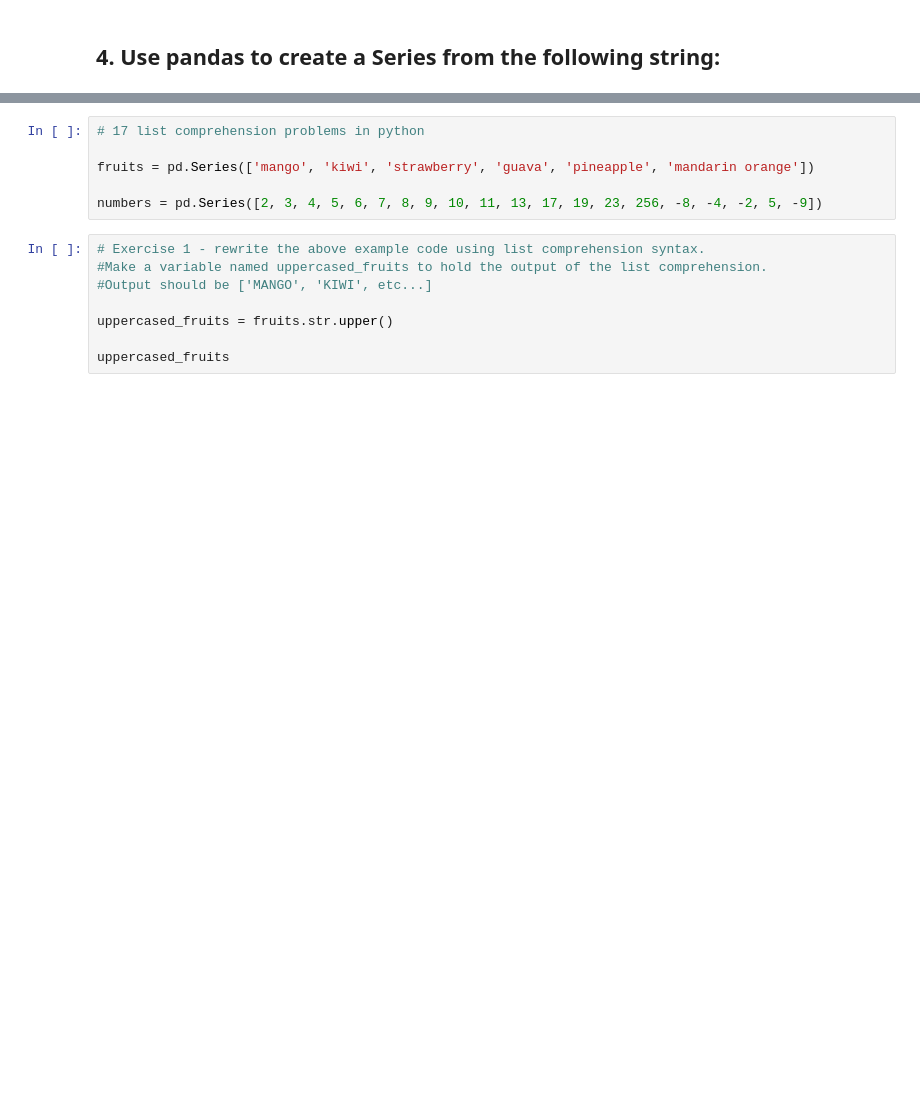
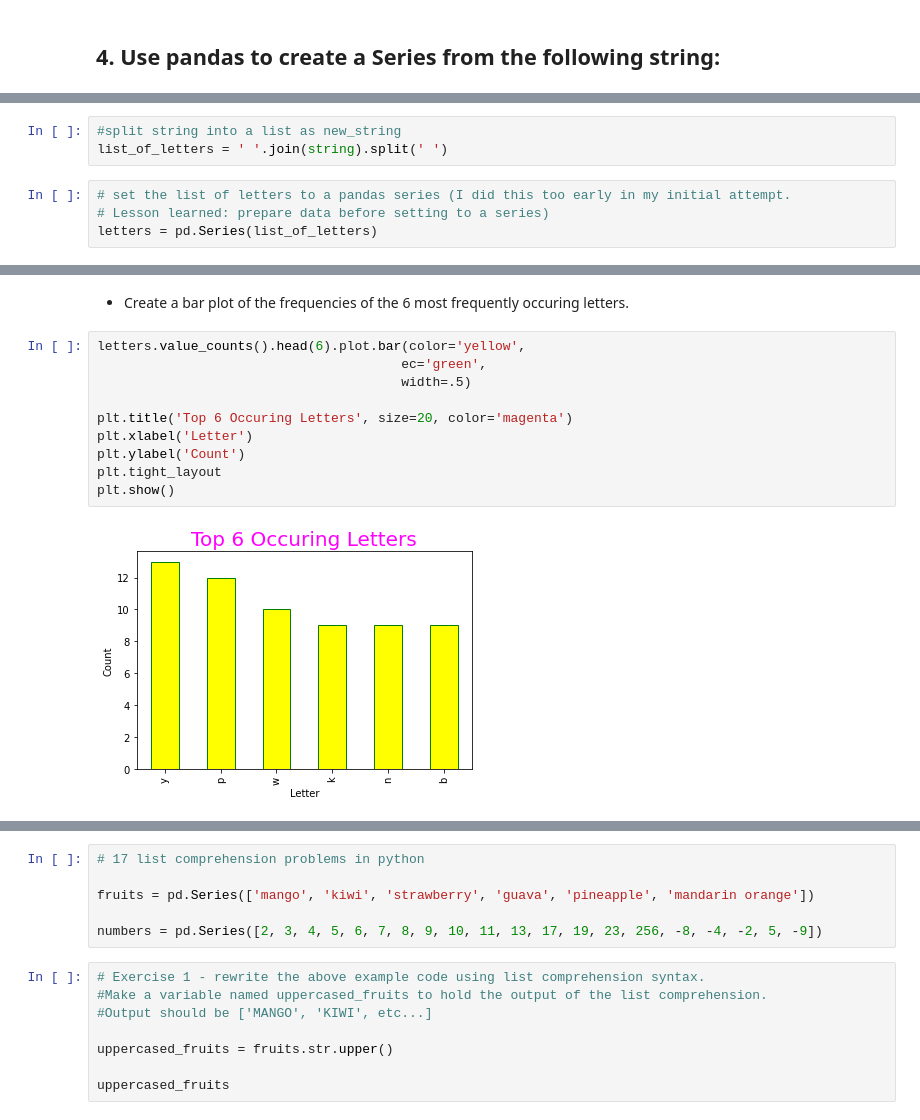
Before and after one commit to justin-m-sullivan/numpy-pandas-visualization-exercises, a Jupyter notebook: pandas_series.ipynb, the cells around one changed output, grey strips where cells are left out. Cells and saved outputs as stored; diff of their text form; blank space fills up the shorter version.

```diff
--- a/pandas_series.ipynb
+++ b/pandas_series.ipynb
@@ -475,0 +499,7 @@ AttributeError: 'DataFrame' object has no attribute 'str'
+# %%
+#split string into a list as new_string
+list_of_letters = ' '.join(string).split(' ')
+# %%
+# set the list of letters to a pandas series (I did this too early in my initial attempt.
+# Lesson learned: prepare data before setting to a series)
+letters = pd.Series(list_of_letters)
@@ -475,0 +568,14 @@ AttributeError: 'DataFrame' object has no attribute 'str'
+# %% [markdown]
+- Create a bar plot of the frequencies of the 6 most frequently occuring letters.
+# %%
+letters.value_counts().head(6).plot.bar(color='yellow',
+                                       ec='green',
+                                       width=.5)
+
+plt.title('Top 6 Occuring Letters', size=20, color='magenta')
+plt.xlabel('Letter')
+plt.ylabel('Count')
+plt.tight_layout
+plt.show()
+# %% [output]
+[figure, added]
```
Also changed, not shown: parts of 111 cells of this notebook.
